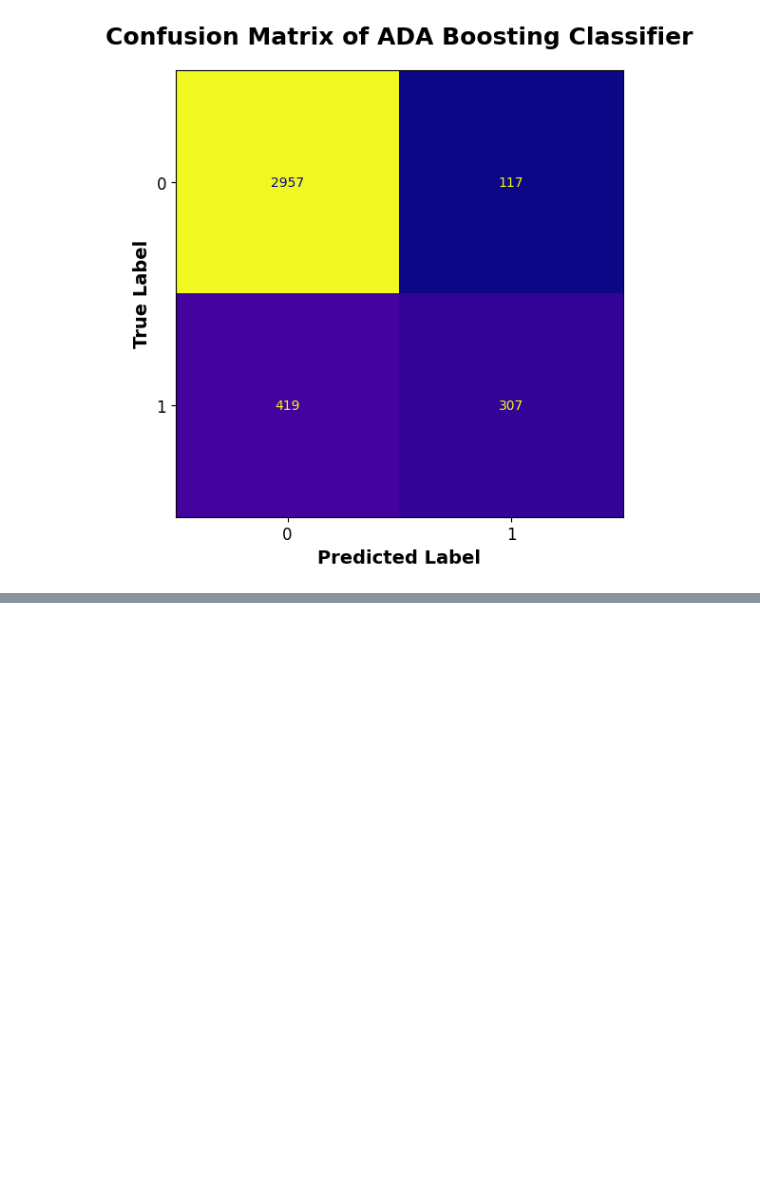
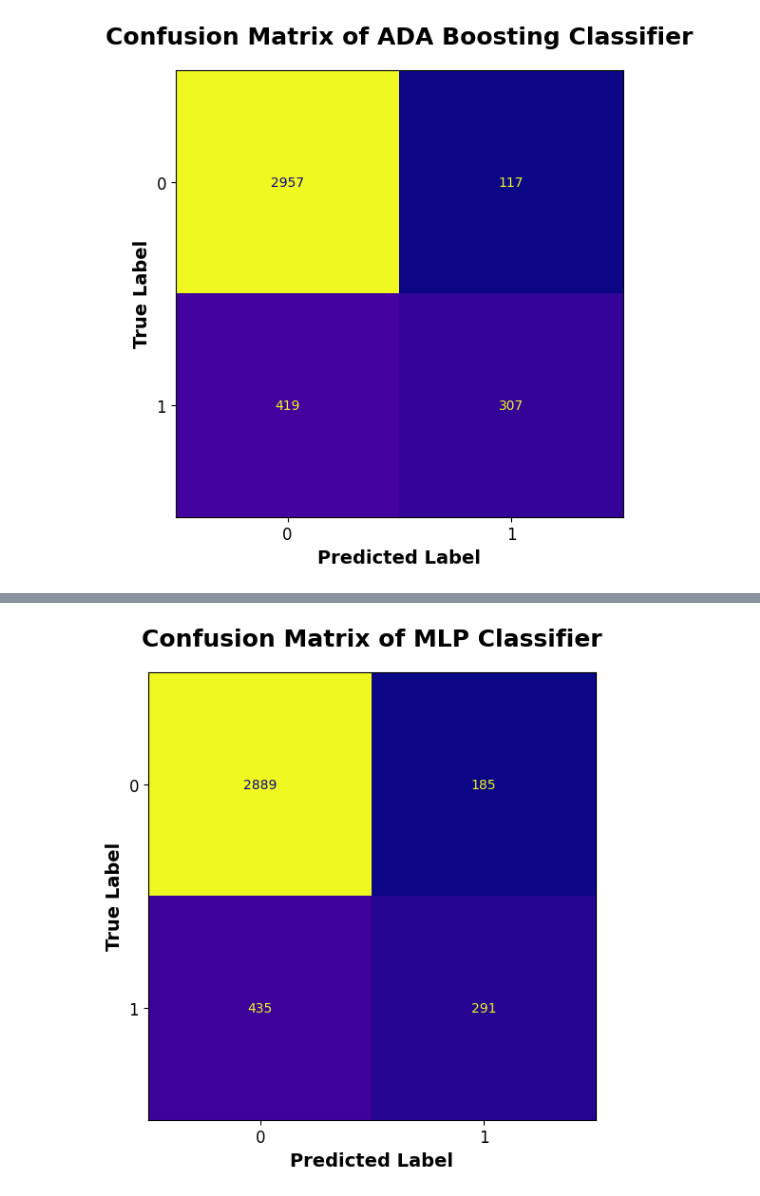
Before and after one commit to smartestnerdfromtown/Data-Science-Projects, a Jupyter notebook: Bank Customer Churn/analysis.ipynb, the cells around one changed output, grey strips where cells are left out. Cells and saved outputs as stored; diff of their text form; code cells hidden in the pictures; blank space fills up the shorter version.

Commit message:
MLP Classifier

```diff
--- a/Bank Customer Churn/analysis.ipynb
+++ b/Bank Customer Churn/analysis.ipynb
@@ -764,0 +778,34 @@ plot_confusion_matrix(y_true=y_test, y_pred=y_pred, plot_title="Confusion Matrix
+# %%
+model = MLPClassifier(
+    hidden_layer_sizes=(100,),
+    activation='relu',
+    solver='adam',
+    alpha=0.0001,
+    batch_size='auto',
+    learning_rate='constant',
+    learning_rate_init=0.001,
+    max_iter=600
+)
+
+pipeline = create_pipeline(
+    model=model,
+    num_features=num_features,
+    cat_features=cat_features,
+    scaler=StandardScaler(),
+    encoder=OneHotEncoder()
+)
+
+pipeline.fit(X_train, y_train)
+
+evaluation_metrics = evaluate_classification(
+    model=pipeline,
+    X_test=X_test,
+    y_test=y_test,
+    average="weighted",
+    include_cm=False,
+    include_roc_auc=False,
+    return_dict=True,
+    verbose=True
+)
+
+show_results(results=evaluation_metrics, to_round=True, decimals=2)
@@ -764,0 +827,6 @@ plot_confusion_matrix(y_true=y_test, y_pred=y_pred, plot_title="Confusion Matrix
+# %%
+y_pred = pipeline.predict(X_test)
+
+plot_confusion_matrix(y_true=y_test, y_pred=y_pred, plot_title="Confusion Matrix of MLP Classifier", cmap="plasma")
+# %% [output]
+[figure, added]
```
Also changed, not shown: parts of 4 cells of this notebook.
